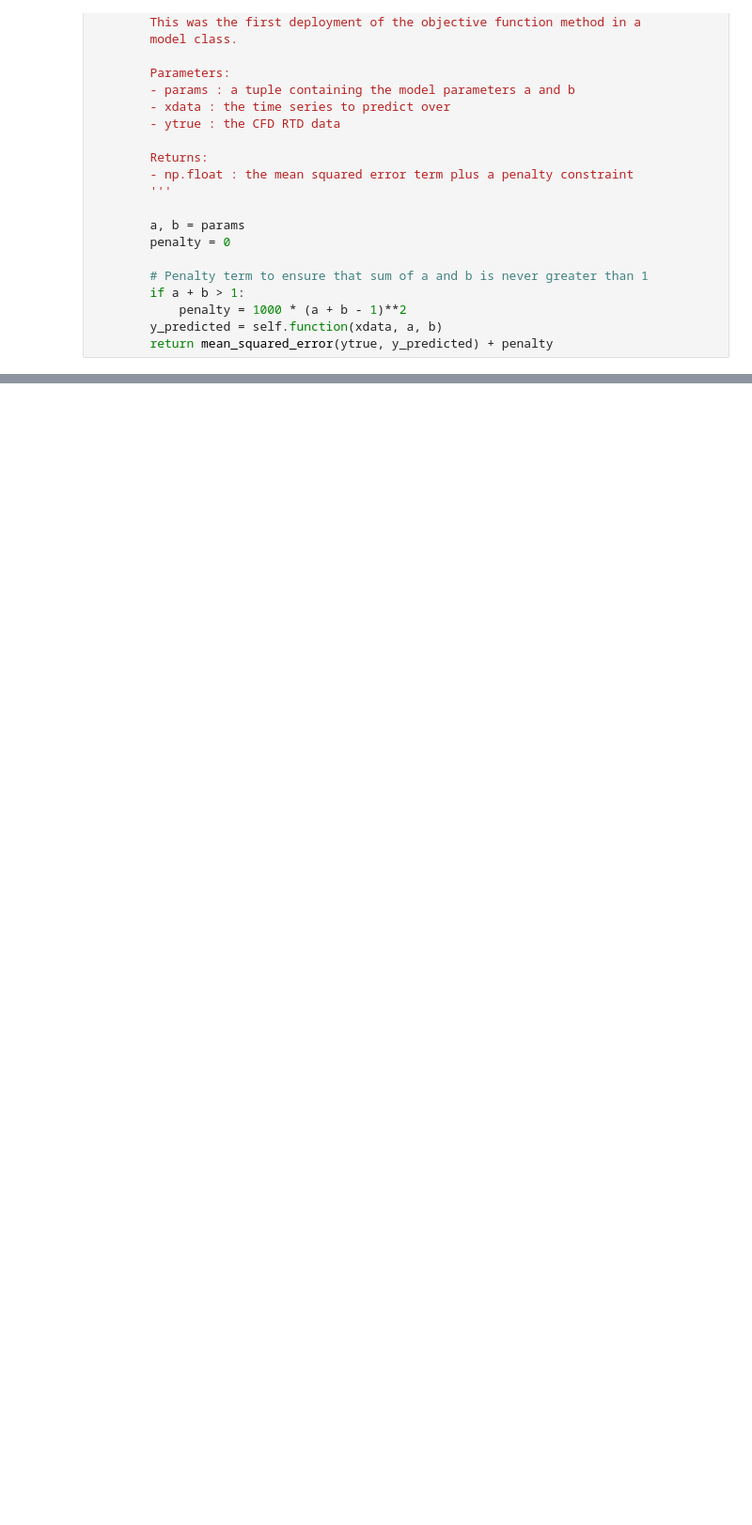
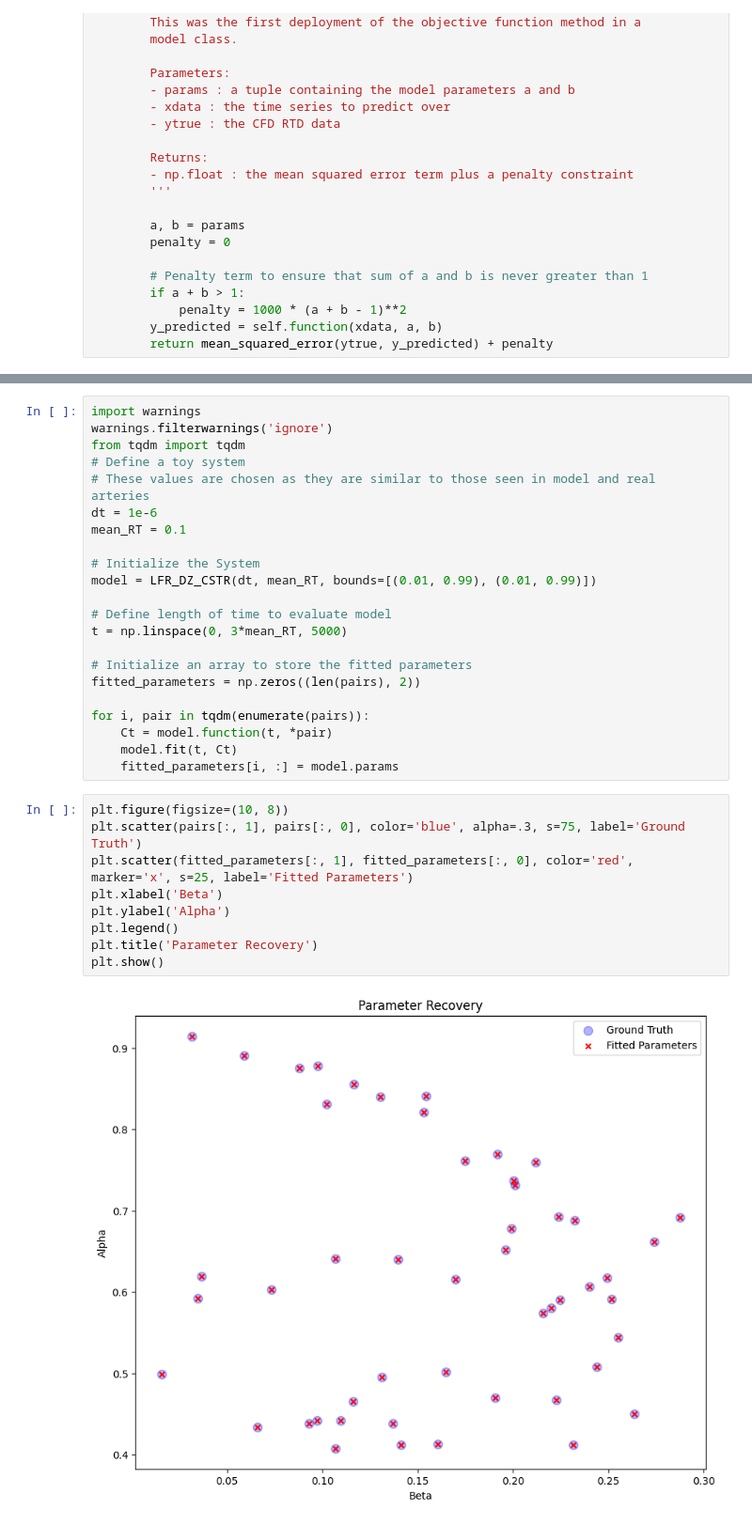
Before and after one commit to matmulmiller/TRANSONIC, a Jupyter notebook: notebooks/sensitivity_analysis.ipynb, the cells around one changed output, grey strips where cells are left out. Shown at 94% size. Saved outputs shown, nothing was run; the diff lists cells and outputs as text; blank space fills up the shorter version.

```diff
--- a/notebooks/sensitivity_analysis.ipynb
+++ b/notebooks/sensitivity_analysis.ipynb
@@ -224,0 +232,33 @@ C:\Users\jacob\A
+# %%
+import warnings
+warnings.filterwarnings('ignore')
+from tqdm import tqdm
+# Define a toy system
+# These values are chosen as they are similar to those seen in model and real arteries
+dt = 1e-6
+mean_RT = 0.1
+
+# Initialize the System
+model = LFR_DZ_CSTR(dt, mean_RT, bounds=[(0.01, 0.99), (0.01, 0.99)])
+
+# Define length of time to evaluate model
+t = np.linspace(0, 3*mean_RT, 5000)
+
+# Initialize an array to store the fitted parameters
+fitted_parameters = np.zeros((len(pairs), 2))
+
+for i, pair in tqdm(enumerate(pairs)):
+    Ct = model.function(t, *pair)
+    model.fit(t, Ct)
+    fitted_parameters[i, :] = model.params
+# %%
+plt.figure(figsize=(10, 8))
+plt.scatter(pairs[:, 1], pairs[:, 0], color='blue', alpha=.3, s=75, label='Ground Truth')
+plt.scatter(fitted_parameters[:, 1], fitted_parameters[:, 0], color='red', marker='x', s=25, label='Fitted Parameters')
+plt.xlabel('Beta')
+plt.ylabel('Alpha')
+plt.legend()
+plt.title('Parameter Recovery')
+plt.show()
+# %% [output]
+[figure, added]
```
Also changed, not shown: parts of 7 cells of this notebook.
